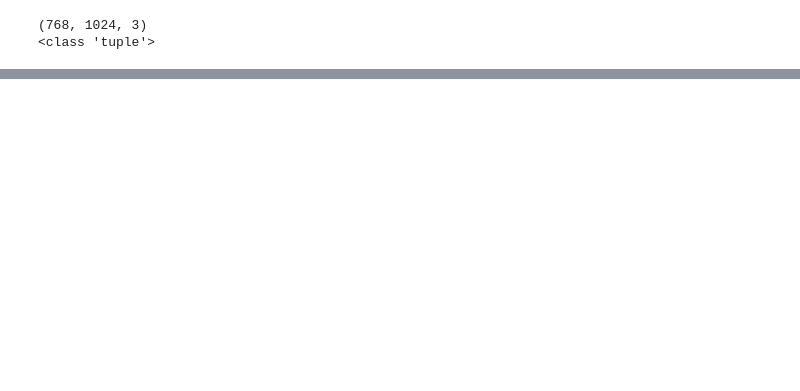
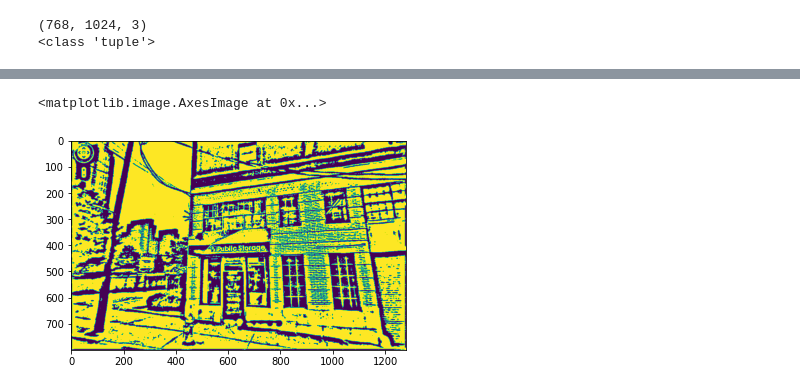
Before and after one commit to Tanmaiyee28/Python-Project-Street-View-Number-Detection, a Jupyter notebook: Source/FirstIteration.ipynb, the cells around one changed output, grey strips where cells are left out. Cells and saved outputs as stored; diff of their text form; code cells hidden in the pictures; blank space fills up the shorter version.

```diff
--- a/Source/FirstIteration.ipynb
+++ b/Source/FirstIteration.ipynb
@@ -113,0 +110,5 @@ imshow(images[])
+# %%
+imshow(images[22])
+# %% [output]
+<matplotlib.image.AxesImage at 0x...>
+[figure, added]
```
Also changed, not shown: parts of 10 cells of this notebook.
